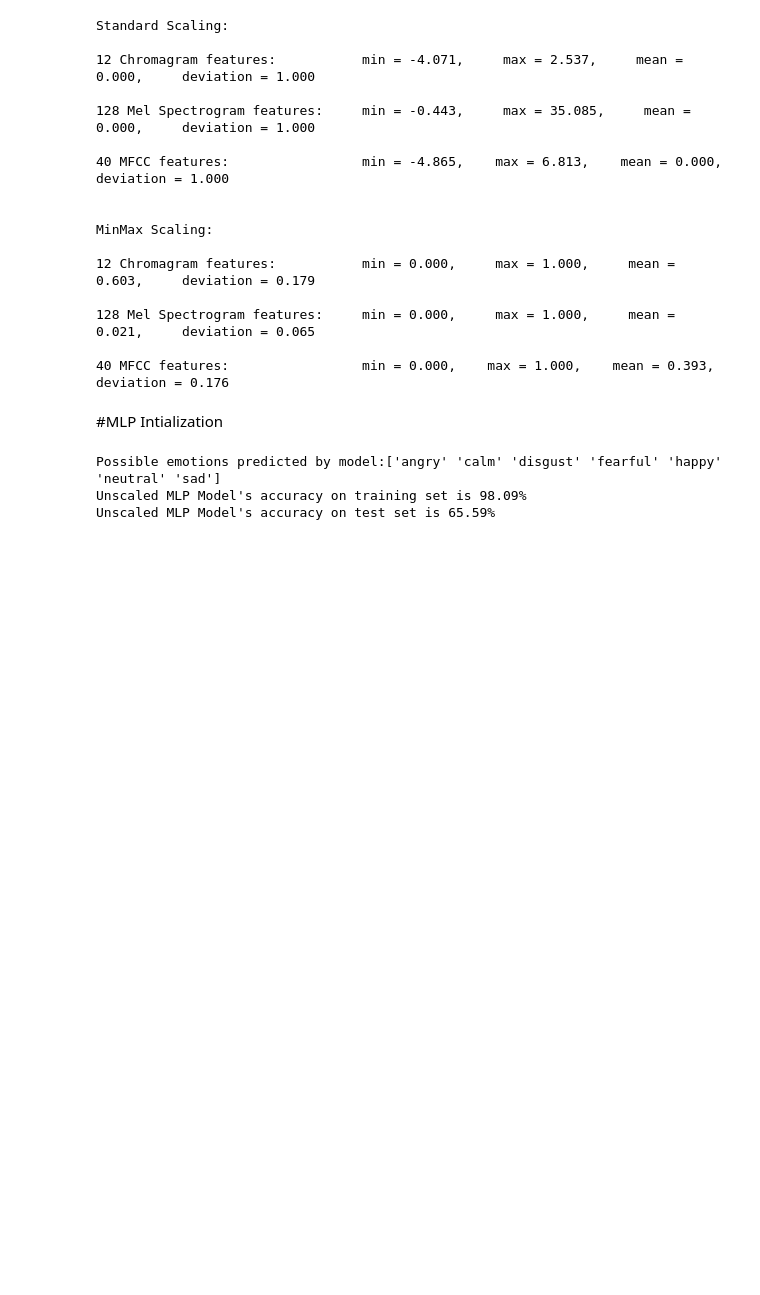
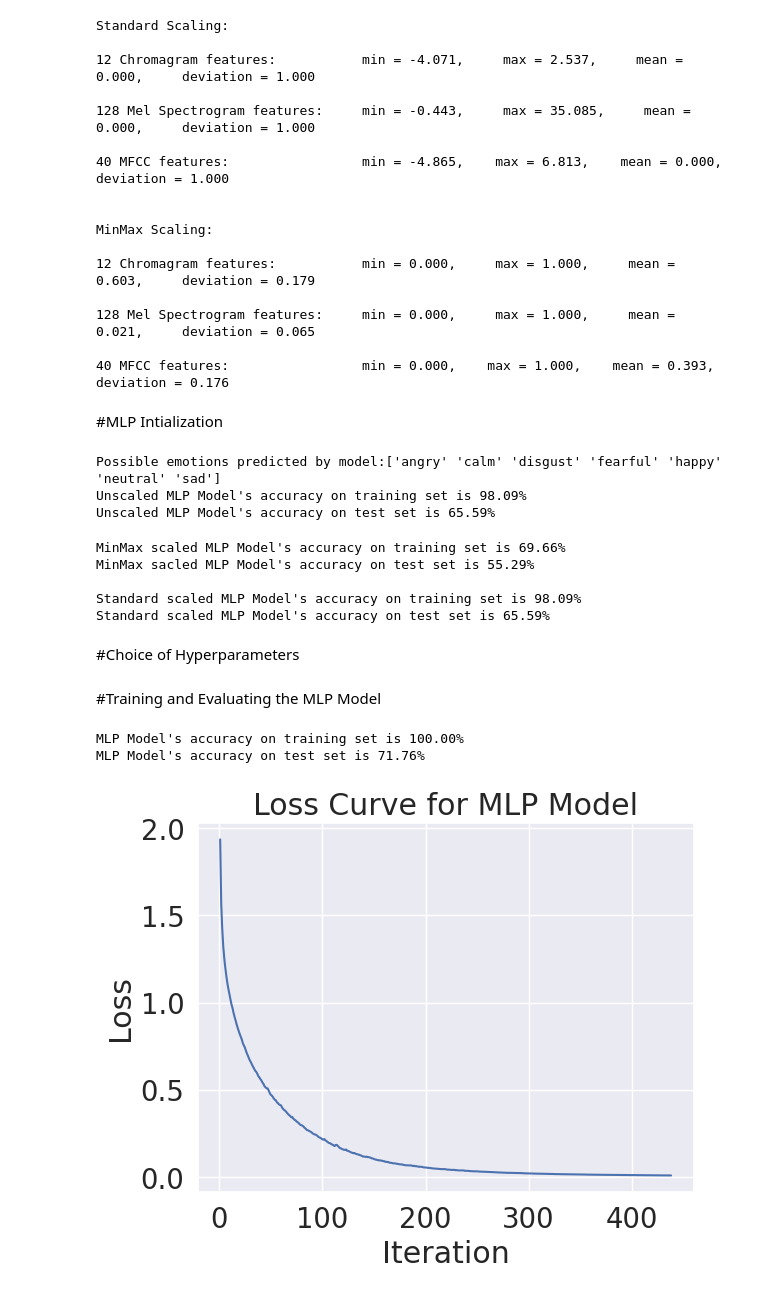
Before and after one commit to SorrenJ/Week4-Neural_Network, a Jupyter notebook: Week4__Neural_Networks.ipynb, the cells around one changed output. Saved outputs shown, nothing was run; the diff lists cells and outputs as text; code cells hidden in the pictures; blank space fills up the shorter version.

Commit message:
Added all Neural Network models

```diff
--- a/Week4__Neural_Networks.ipynb
+++ b/Week4__Neural_Networks.ipynb
@@ -1443,3 +1443,42 @@ print(f'Unscaled MLP Model\'s accuracy on test set is {100*model.score(X_test_sc
 Possible emotions predicted by model:['angry' 'calm' 'disgust' 'fearful' 'happy' 'neutral' 'sad']
 Unscaled MLP Model's accuracy on training set is 98.09%
 Unscaled MLP Model's accuracy on test set is 65.59%
+# %%
+#################### minmax scaled #######################
+# Rebuild the training set from the minmax scaled features
+# The labels/classes (y_train, y_test) never change, keep old values
+X_train_minmax, X_test_minmax, _, _ = train_test_split(
+    merged_features_minmax,
+    emotions_merged,
+    test_size=0.2,
+    random_state=69
+)
+
+# Fit the model again on the minmax scaled features
+model.fit(X_train_minmax, y_train)
+
+print(f'MinMax scaled MLP Model\'s accuracy on training set is {100*model.score(X_train_minmax, y_train):.2f}%')
+print(f'MinMax sacled MLP Model\'s accuracy on test set is {100*model.score(X_test_minmax, y_test):.2f}%\n')
+
+#################### standard scaled #######################
+# Rebuild the training set from the standard scaled features
+# The labels/classes (y_train, y_test) never change, keep old values
+X_train_scaled, X_test_scaled, _, _ = train_test_split(
+    merged_features_scaled,
+    emotions_merged,
+    test_size=0.2,
+    random_state=69
+)
+# Fit the model again on the scaled features
+model.fit(X_train_scaled, y_train)
+
+print(f'Standard scaled MLP Model\'s accuracy on training set is {100*model.score(X_train_scaled, y_train):.2f}%')
+print(f'Standard scaled MLP Model\'s accuracy on test set is {100*model.score(X_test_scaled, y_test):.2f}%')
+# %% [output]
+MinMax scaled MLP Model's accuracy on training set is 69.66%
+MinMax sacled MLP Model's accuracy on test set is 55.29%
+
+Standard scaled MLP Model's accuracy on training set is 98.09%
+Standard scaled MLP Model's accuracy on test set is 65.59%
+# %% [markdown]
+#Choice of Hyperparameters
@@ -1445,0 +1533,39 @@ Unscaled MLP Model's accuracy on test set is 65.59%
+# %% [markdown]
+#Training and Evaluating the MLP Model
+# %%
+# declare again so I don't have to re-run gridsearch when I restart the jupyter kernel
+# our default X_train, X_test are now standard scaled features since we know they're best
+X_train_scaled, X_test_scaled, y_train, y_test = train_test_split(
+    merged_features_scaled,
+    emotions_merged,
+    test_size=0.2,
+    random_state=69
+)
+
+model = MLPClassifier(
+    activation='relu',
+    solver='adam',
+    alpha=0.001,
+    batch_size=256,
+    hidden_layer_sizes=(300,),
+    learning_rate='adaptive',
+    max_iter=1000, # I've found for this task, loss converges at ~1000 iterations
+    random_state=69,
+)
+
+model.fit(X_train_scaled, y_train)
+
+print(f'MLP Model\'s accuracy on training set is {100*model.score(X_train_scaled, y_train):.2f}%')
+print(f'MLP Model\'s accuracy on test set is {100*model.score(X_test_scaled, y_test):.2f}%')
+# %% [output]
+MLP Model's accuracy on training set is 100.00%
+MLP Model's accuracy on test set is 71.76%
+# %%
+plt.figure()
+plt.plot([num for num in range(1,model.n_iter_ +1)], model.loss_curve_)
+plt.title('Loss Curve for MLP Model')
+plt.ylabel('Loss')
+plt.xlabel('Iteration')
+plt.show()
+# %% [output]
+[figure, added]
```
Also changed, not shown: parts of 8 cells of this notebook.
